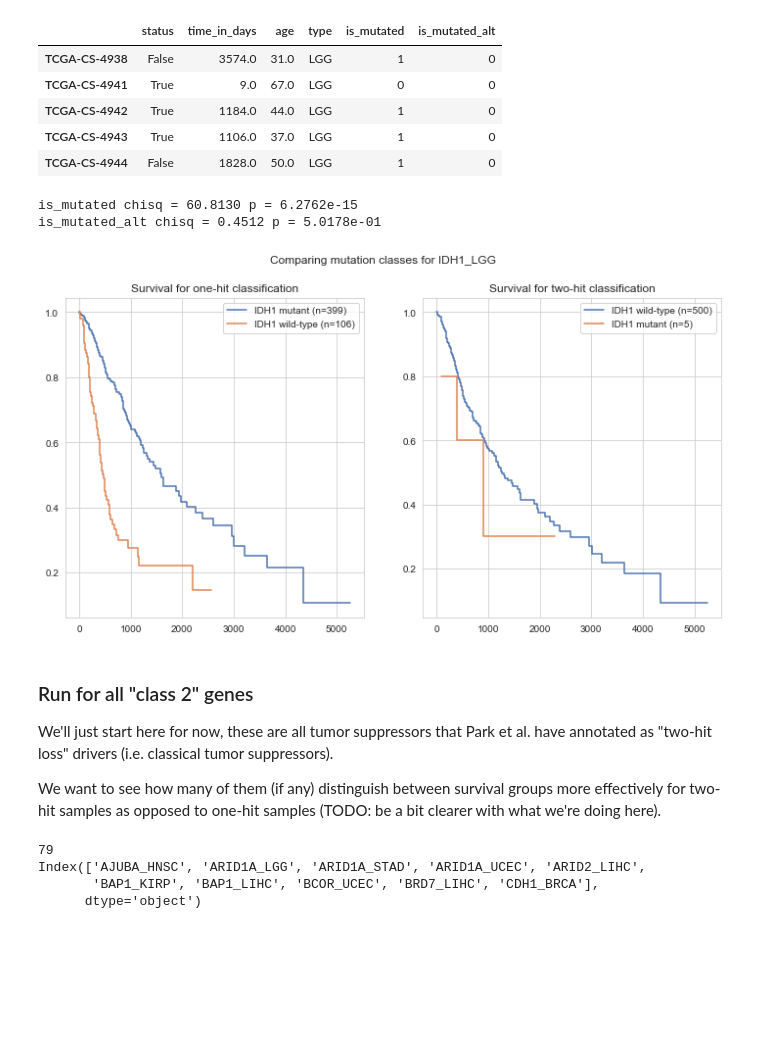
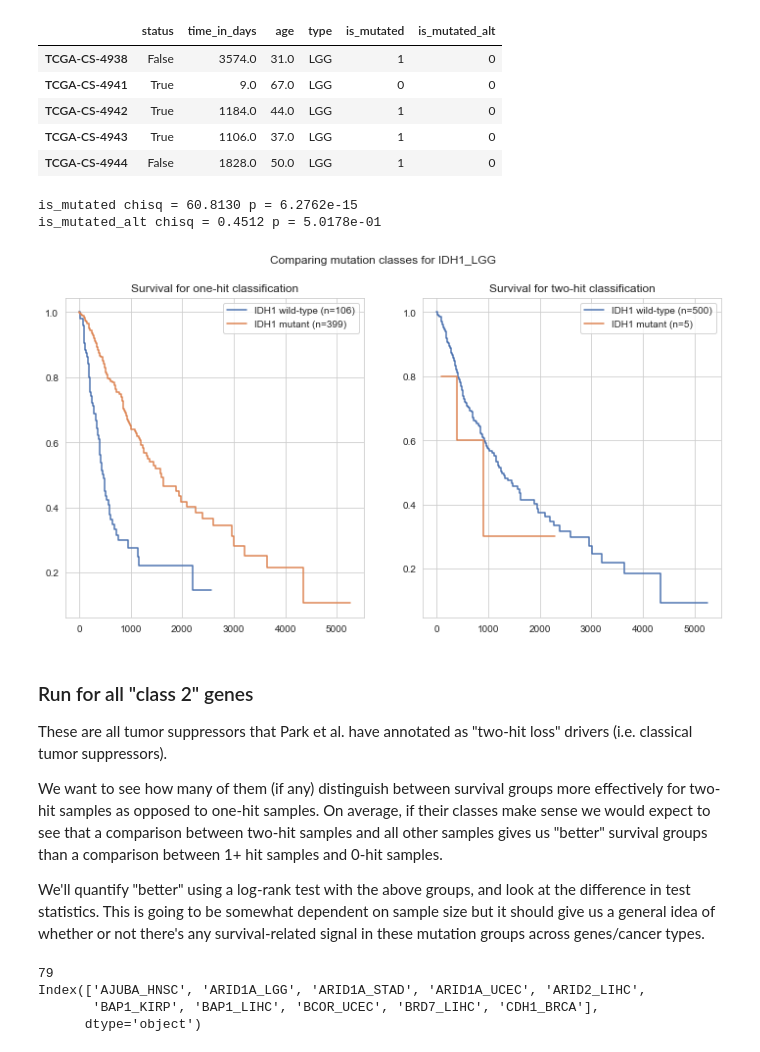
Before and after one commit to greenelab/mutation-fn, a Jupyter notebook: 6_survival_analysis/survival_hit_groups.ipynb, the cells around one changed output. Saved outputs shown, nothing was run; the diff lists cells and outputs as text; code cells hidden in the pictures; blank space fills up the shorter version.

```diff
--- a/6_survival_analysis/survival_hit_groups.ipynb
+++ b/6_survival_analysis/survival_hit_groups.ipynb
@@ -357,7 +357,7 @@ def plot_id(identifier, id_clinical_df):
         n_mutant = id_clinical_df[mut_col].sum()
         n_wildtype = id_clinical_df.shape[0] - n_mutant
 
-        for is_mutated in id_clinical_df[mut_col].unique():
+        for is_mutated in sorted(id_clinical_df[mut_col].unique()):
             mask_mutated = (id_clinical_df[mut_col] == is_mutated)
             time_treatment, survival_prob_treatment = kaplan_meier_estimator(
                 id_clinical_df['status'][mask_mutated],
@@ -367,40 +367,42 @@ def plot_id(identifier, id_clinical_df):
             def get_label(gene, is_mutated, n_mutant, n_wildtype):
                 if is_mutated:
                     return '{} mutant (n={})'.format(gene, n_mutant)
                 else:
                     return '{} wild-type (n={})'.format(gene, n_wildtype)
 
             # TODO: confidence intervals
             ax.step(time_treatment, survival_prob_treatment, where="post",
                     label=get_label(gene, is_mutated, n_mutant, n_wildtype))
 
         ax.legend()
 
         def get_n_hits(hits_class, ix):
             hits_desc = (['one', 'two'] if hits_class == 'one' else ['two', 'one'])
             return hits_desc[ix]
 
         ax.set_title('Survival for {}-hit classification'.format(
             get_n_hits(hits_classification, ix)))
 
         # hypothesis testing using log-rank test
         y = Surv.from_dataframe('status', 'time_in_days', id_clinical_df)
         chisq, p_val = compare_survival(y, id_clinical_df[mut_col].values)
         print(mut_col, 'chisq = {:.4f}'.format(chisq), 'p = {:.4e}'.format(p_val))
 
     plt.suptitle('Comparing mutation classes for {}'.format(identifier))
 
 plot_id(identifier, id_clinical_df)
 # %% [output]
 is_mutated chisq = 60.8130 p = 6.2762e-15
 is_mutated_alt chisq = 0.4512 p = 5.0178e-01
-[figure, old version]
+[figure, new version]
 # %% [markdown]
 ### Run for all "class 2" genes
 
-We'll just start here for now, these are all tumor suppressors that Park et al. have annotated as "two-hit loss" drivers (i.e. classical tumor suppressors).
+These are all tumor suppressors that Park et al. have annotated as "two-hit loss" drivers (i.e. classical tumor suppressors).
 
-We want to see how many of them (if any) distinguish between survival groups more effectively for two-hit samples as opposed to one-hit samples (TODO: be a bit clearer with what we're doing here).
+We want to see how many of them (if any) distinguish between survival groups more effectively for two-hit samples as opposed to one-hit samples. On average, if their classes make sense we would expect to see that a comparison between two-hit samples and all other samples gives us "better" survival groups than a comparison between 1+ hit samples and 0-hit samples.
+
+We'll quantify "better" using a log-rank test with the above groups, and look at the difference in test statistics. This is going to be somewhat dependent on sample size but it should give us a general idea of whether or not there's any survival-related signal in these mutation groups across genes/cancer types.
 # %%
 class_2_ids = park_loss_sig_df.index.unique()
 print(len(class_2_ids))
```
Also changed, not shown: parts of 14 cells of this notebook, 1 other file.
